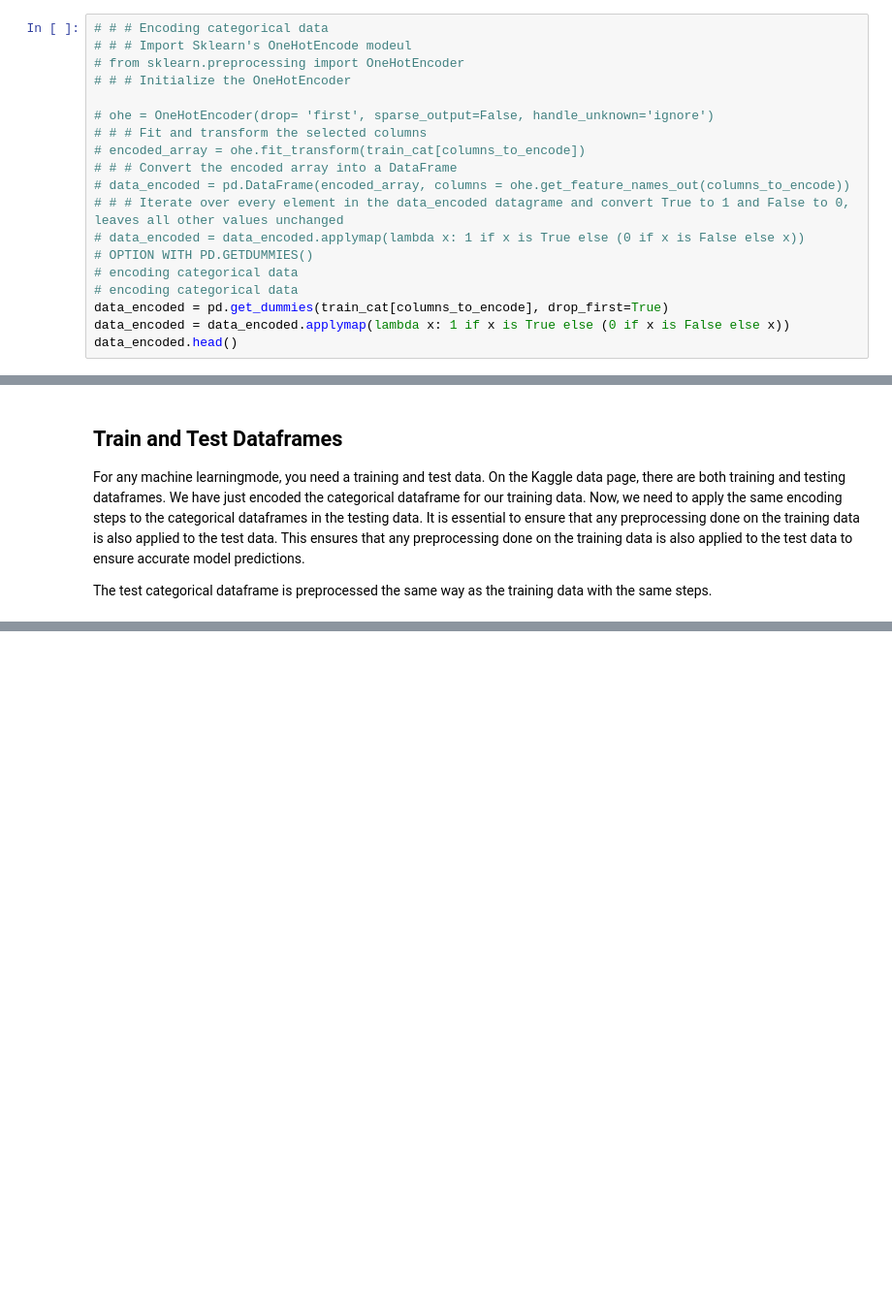
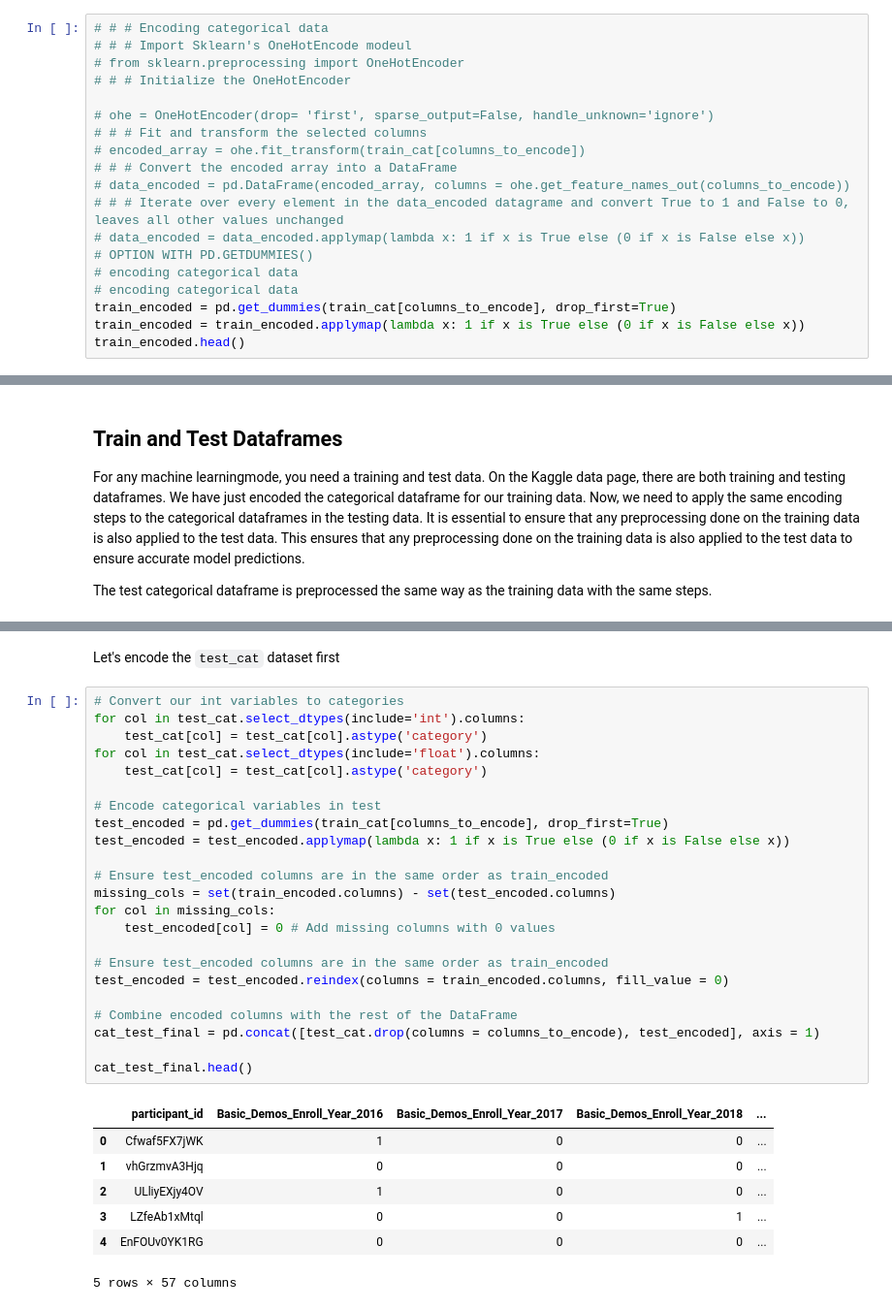
Before and after one commit to KImondorose/WiDS-Datathon-2025-Unraveling-the-Mysteries-of-the-Female-Brain-Sex-Patterns-in-ADHD.., a Jupyter notebook: index.ipynb, the cells around one changed output, grey strips where cells are left out. Shown: that part at 97% size. Cells and saved outputs as stored; diff of their text form; blank space fills up the shorter version.

```diff
--- a/index.ipynb
+++ b/index.ipynb
@@ -418,9 +418,9 @@ Columns to encode ['Basic_Demos_Enroll_Year', 'Basic_Demos_Study_Site', 'PreInt_
 # OPTION WITH PD.GETDUMMIES()
 # encoding categorical data
 # encoding categorical data
-data_encoded = pd.get_dummies(train_cat[columns_to_encode], drop_first=True)
-data_encoded = data_encoded.applymap(lambda x: 1 if x is True else (0 if x is False else x))
-data_encoded.head()
+train_encoded = pd.get_dummies(train_cat[columns_to_encode], drop_first=True)
+train_encoded = train_encoded.applymap(lambda x: 1 if x is True else (0 if x is False else x))
+train_encoded.head()
 # %% [output]
 |  | Basic_Demos_Enroll_Year_2016 | Basic_Demos_Enroll_Year_2017 | Basic_Demos_Enroll_Year_2018 | Basic_Demos_Enroll_Year_2019 | ... |
 | 0 | 1 | 0 | 0 | 0 | ... |
@@ -457,0 +485,33 @@ The test categorical dataframe is preprocessed the same way as the training data
+# %% [markdown]
+Let's encode the `test_cat` dataset first
+# %%
+# Convert our int variables to categories
+for col in test_cat.select_dtypes(include='int').columns:
+    test_cat[col] = test_cat[col].astype('category')
+for col in test_cat.select_dtypes(include='float').columns:
+    test_cat[col] = test_cat[col].astype('category')
+
+# Encode categorical variables in test
+test_encoded = pd.get_dummies(train_cat[columns_to_encode], drop_first=True)
+test_encoded = test_encoded.applymap(lambda x: 1 if x is True else (0 if x is False else x))
+
+# Ensure test_encoded columns are in the same order as train_encoded
+missing_cols = set(train_encoded.columns) - set(test_encoded.columns)
+for col in missing_cols:
+    test_encoded[col] = 0 # Add missing columns with 0 values
+
+# Ensure test_encoded columns are in the same order as train_encoded
+test_encoded = test_encoded.reindex(columns = train_encoded.columns, fill_value = 0)
+
+# Combine encoded columns with the rest of the DataFrame
+cat_test_final = pd.concat([test_cat.drop(columns = columns_to_encode), test_encoded], axis = 1)
+
+cat_test_final.head()
+# %% [output]
+|  | participant_id | Basic_Demos_Enroll_Year_2016 | Basic_Demos_Enroll_Year_2017 | Basic_Demos_Enroll_Year_2018 | ... |
+| 0 | Cfwaf5FX7jWK | 1 | 0 | 0 | ... |
+| 1 | vhGrzmvA3Hjq | 0 | 0 | 0 | ... |
+| 2 | ULliyEXjy4OV | 1 | 0 | 0 | ... |
+| 3 | LZfeAb1xMtql | 0 | 0 | 1 | ... |
+| 4 | EnFOUv0YK1RG | 0 | 0 | 0 | ... |
+5 rows × 57 columns
```
Also changed, not shown: parts of 19 cells of this notebook.
